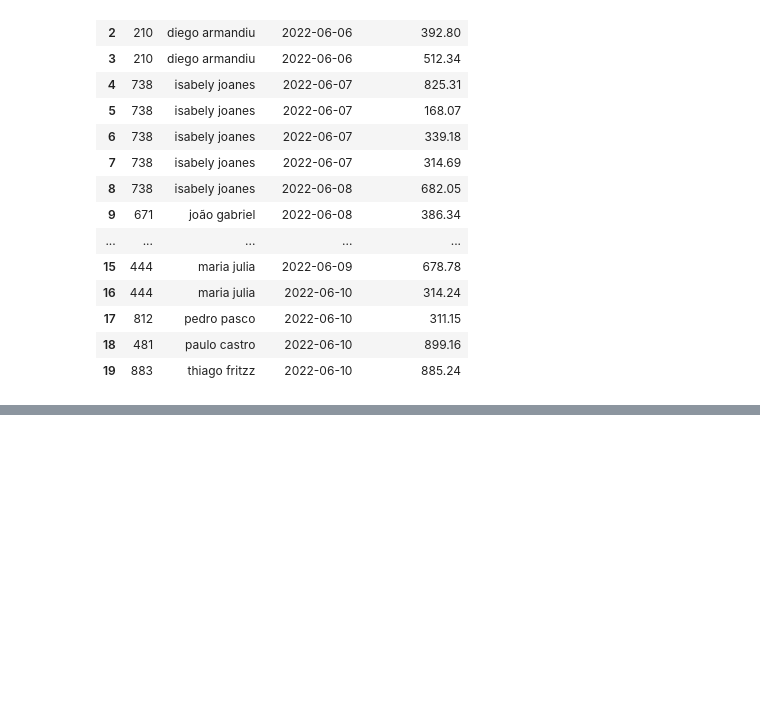
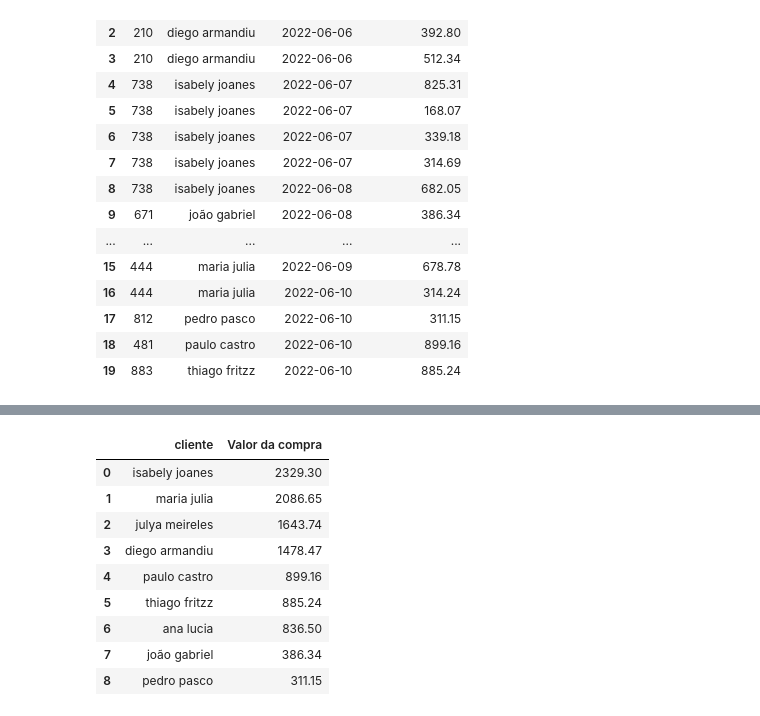
Before and after one commit to JhonCostaDev/oracle_one_alura, a Jupyter notebook: dataScience/pandas_etl/vendas_online.ipynb, the cells around one changed output, grey strips where cells are left out. Cells and saved outputs as stored; diff of their text form; code cells hidden in the pictures; blank space fills up the shorter version.

```diff
--- a/dataScience/pandas_etl/vendas_online.ipynb
+++ b/dataScience/pandas_etl/vendas_online.ipynb
@@ -178,0 +218,14 @@ dados
+# %%
+rank_melhor_cliente = dados.groupby('cliente')['Valor da compra'].sum().sort_values(ascending=False).reset_index()
+rank_melhor_cliente
+# %% [output]
+|  | cliente | Valor da compra |
+| 0 | isabely joanes | 2329.30 |
+| 1 | maria julia | 2086.65 |
+| 2 | julya meireles | 1643.74 |
+| 3 | diego armandiu | 1478.47 |
+| 4 | paulo castro | 899.16 |
+| 5 | thiago fritzz | 885.24 |
+| 6 | ana lucia | 836.50 |
+| 7 | joão gabriel | 386.34 |
+| 8 | pedro pasco | 311.15 |
```
Also changed, not shown: parts of 3 cells of this notebook, 2 other files.
